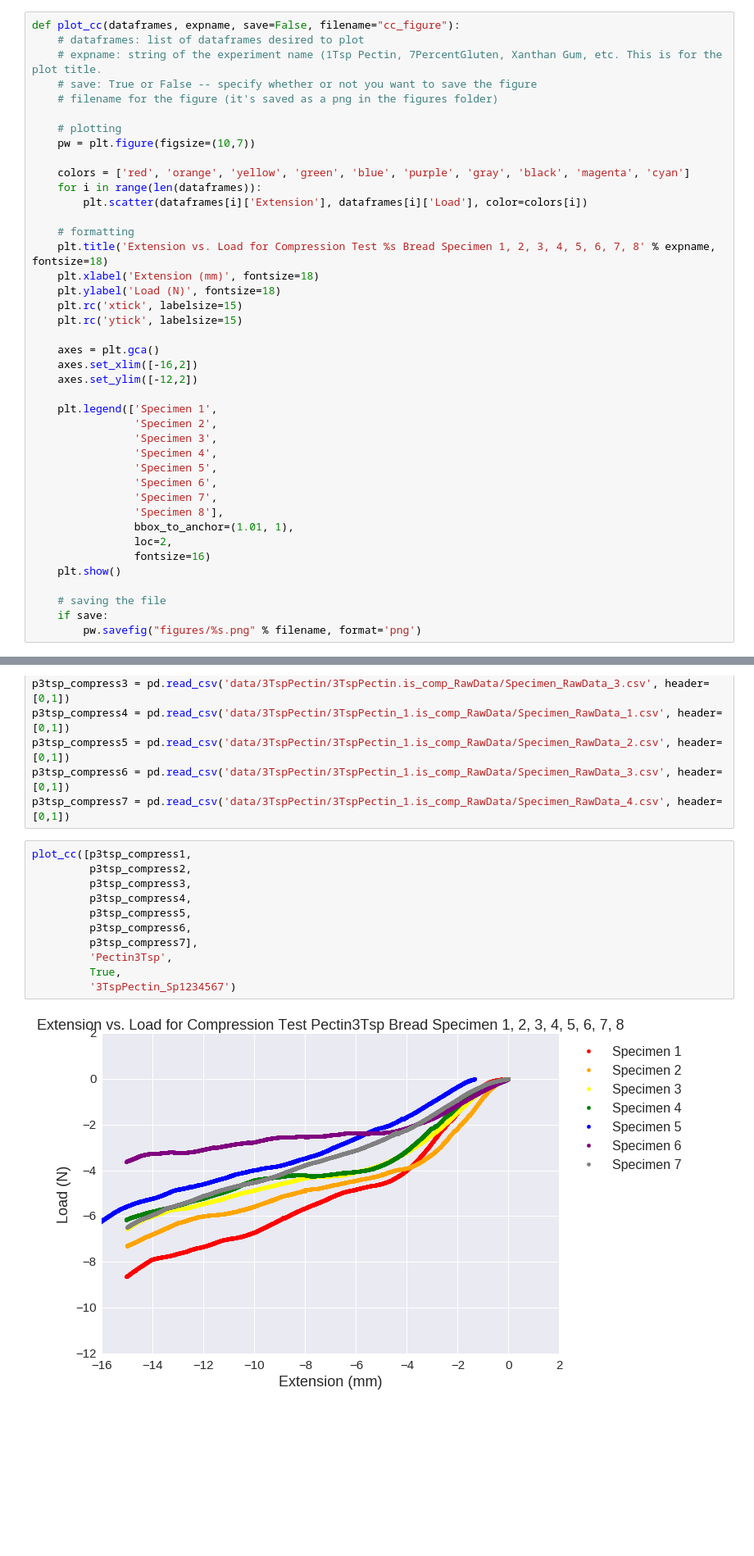
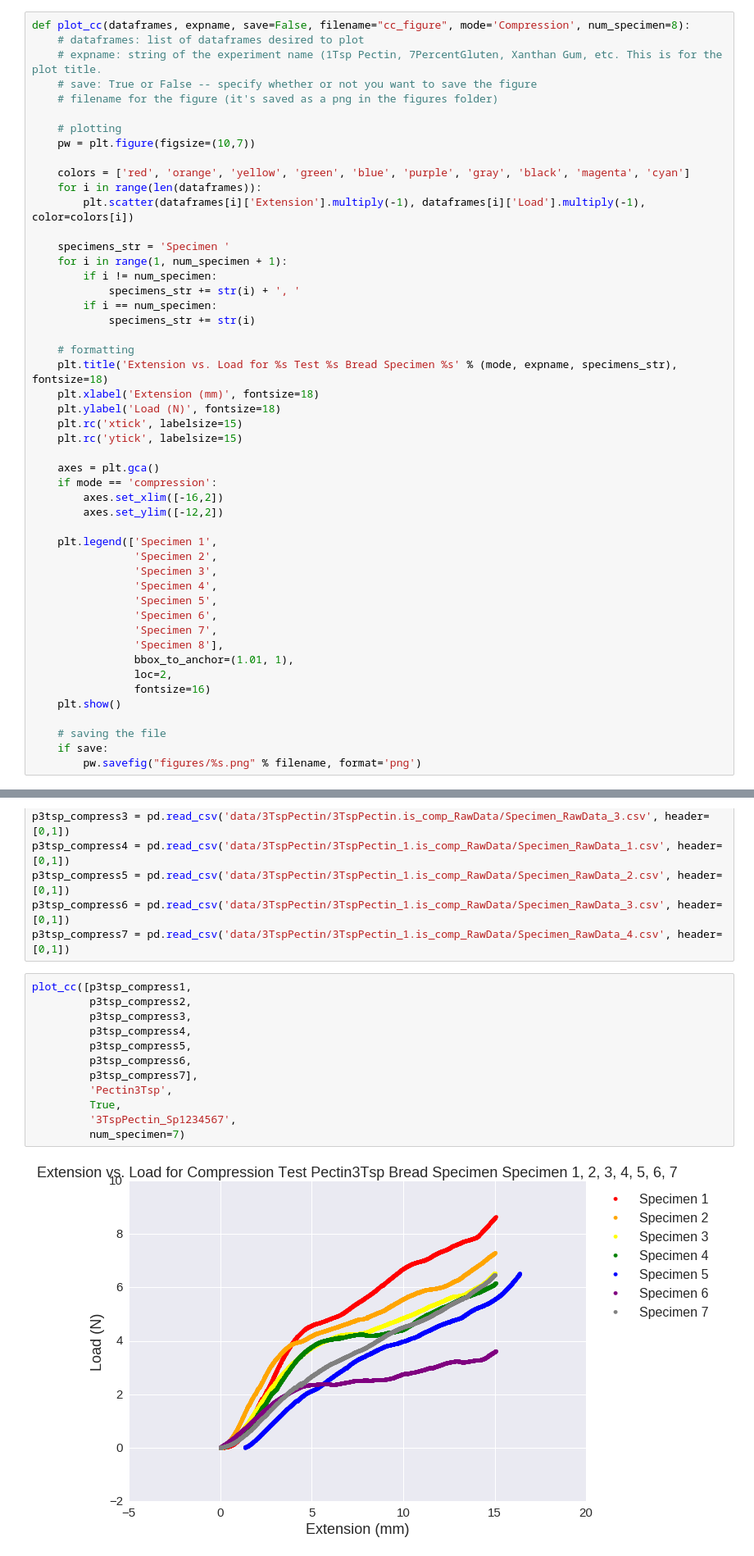
Before and after one commit to greenteawarrior/MatSci, a Jupyter notebook: GFBaking/instron_csv.ipynb, the cells around one changed output, grey strips where cells are left out. Shown: that part at 82% size. Cells and saved outputs as stored; diff of their text form; blank space fills up the shorter version.

Commit message:
UPDATE: multiplying extension and load by -1 for compression curves to look as expected

```diff
--- a/GFBaking/instron_csv.ipynb
+++ b/GFBaking/instron_csv.ipynb
@@ -108,7 +76,7 @@ plt.show()
 # %% [markdown]
 ### Helper function for plotting the compression test data for a given loaf's experiments :)
 # %%
-def plot_cc(dataframes, expname, save=False, filename="cc_figure"):
+def plot_cc(dataframes, expname, save=False, filename="cc_figure", mode='Compression', num_specimen=8):
     # dataframes: list of dataframes desired to plot
     # expname: string of the experiment name (1Tsp Pectin, 7PercentGluten, Xanthan Gum, etc. This is for the plot title.
     # save: True or False -- specify whether or not you want to save the figure
@@ -119,18 +87,26 @@ def plot_cc(dataframes, expname, save=False, filename="cc_figure"):
 
     colors = ['red', 'orange', 'yellow', 'green', 'blue', 'purple', 'gray', 'black', 'magenta', 'cyan']
     for i in range(len(dataframes)):
-        plt.scatter(dataframes[i]['Extension'], dataframes[i]['Load'], color=colors[i])
+        plt.scatter(dataframes[i]['Extension'].multiply(-1), dataframes[i]['Load'].multiply(-1), color=colors[i])
+
+    specimens_str = 'Specimen '
+    for i in range(1, num_specimen + 1):
+        if i != num_specimen:
+            specimens_str += str(i) + ', '
+        if i == num_specimen:
+            specimens_str += str(i)
 
     # formatting
-    plt.title('Extension vs. Load for Compression Test %s Bread Specimen 1, 2, 3, 4, 5, 6, 7, 8' % expname, fontsize=18)
+    plt.title('Extension vs. Load for %s Test %s Bread Specimen %s' % (mode, expname, specimens_str), fontsize=18)
     plt.xlabel('Extension (mm)', fontsize=18)
     plt.ylabel('Load (N)', fontsize=18)
     plt.rc('xtick', labelsize=15)
     plt.rc('ytick', labelsize=15)
 
     axes = plt.gca()
-    axes.set_xlim([-16,2])
-    axes.set_ylim([-12,2])
+    if mode == 'compression':
+        axes.set_xlim([-16,2])
+        axes.set_ylim([-12,2])
 
     plt.legend(['Specimen 1',
                 'Specimen 2',
@@ -176,16 +152,17 @@ p3tsp_compress7 = pd.read_csv('data/3TspPectin/3TspPectin_1.is_comp_RawData/Spec
 # %%
 plot_cc([p3tsp_compress1,
          p3tsp_compress2,
          p3tsp_compress3,
          p3tsp_compress4,
          p3tsp_compress5,
          p3tsp_compress6,
          p3tsp_compress7],
          'Pectin3Tsp',
          True,
-         '3TspPectin_Sp1234567')
+         '3TspPectin_Sp1234567',
+         num_specimen=7)
 # %% [output]
-[figure, old version]
+[figure, new version]
 # %% [markdown]
 #### Second trial of 13PercentGluten (April 18, 2016)
 # %%
```
Also changed, not shown: parts of 14 cells of this notebook, 9 other files.
